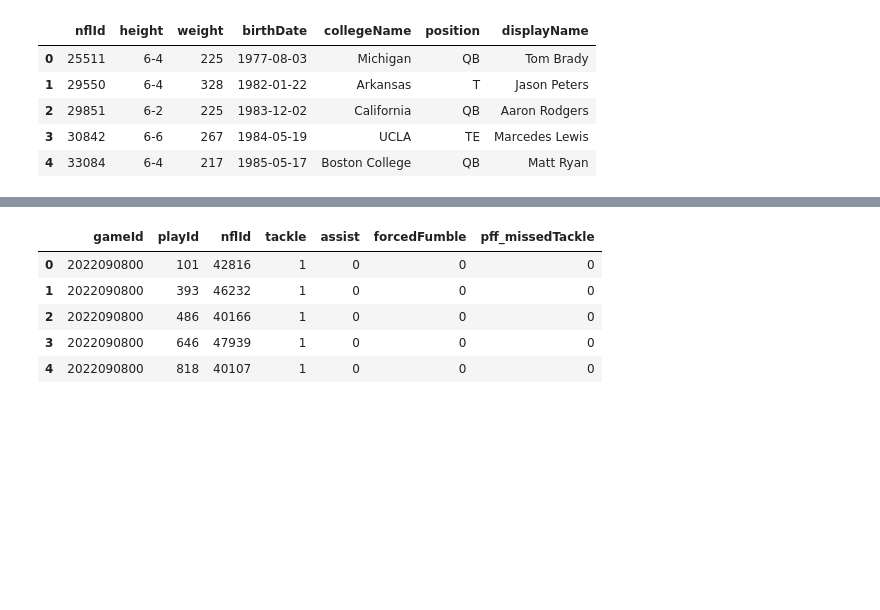
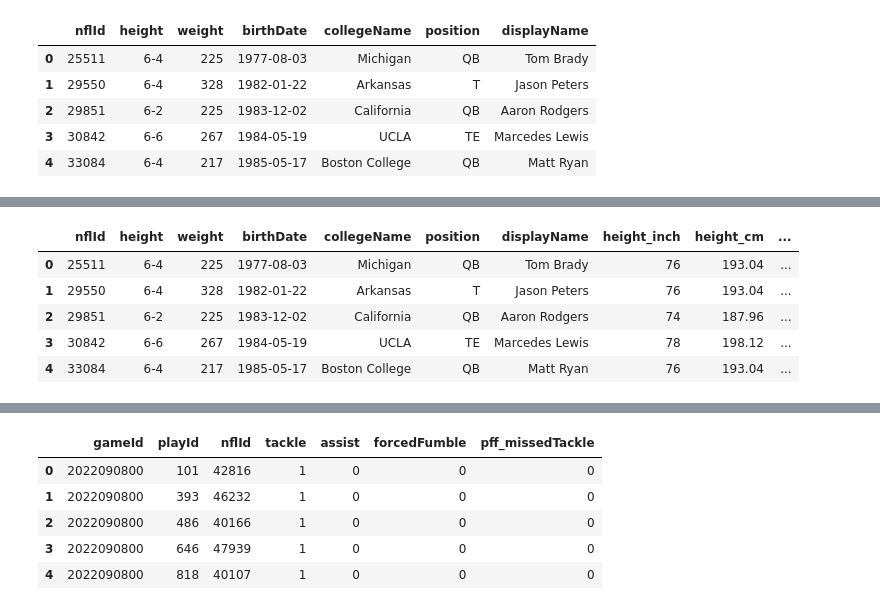
Before and after one commit to ImMaxRoss/Kaggle_NFL_bowl2024, a Jupyter notebook: eda_notebook.ipynb, the cells around one changed output, grey strips where cells are left out. Saved outputs shown, nothing was run; the diff lists cells and outputs as text; code cells hidden in the pictures; blank space fills up the shorter version.

```diff
--- a/eda_notebook.ipynb
+++ b/eda_notebook.ipynb
@@ -51,0 +142,15 @@ df_players.head()
+# %%
+df_players["height_inch"] = (df_players.height.str.split("-").str[0].astype(int) * 12) + (
+    df_players.height.str.split("-").str[1].astype(int)
+)
+df_players['height_cm'] = df_players['height_inch'] * 2.54
+df_players['weight_kg'] = df_players['weight'] / 2.205
+df_players['birthDate']= pd.to_datetime(df_players['birthDate'], format='mixed')
+df_players.head()
+# %% [output]
+|  | nflId | height | weight | birthDate | collegeName | position | displayName | height_inch | height_cm | ... |
+| 0 | 25511 | 6-4 | 225 | 1977-08-03 | Michigan | QB | Tom Brady | 76 | 193.04 | ... |
+| 1 | 29550 | 6-4 | 328 | 1982-01-22 | Arkansas | T | Jason Peters | 76 | 193.04 | ... |
+| 2 | 29851 | 6-2 | 225 | 1983-12-02 | California | QB | Aaron Rodgers | 74 | 187.96 | ... |
+| 3 | 30842 | 6-6 | 267 | 1984-05-19 | UCLA | TE | Marcedes Lewis | 78 | 198.12 | ... |
+| 4 | 33084 | 6-4 | 217 | 1985-05-17 | Boston College | QB | Matt Ryan | 76 | 193.04 | ... |
```
Also changed, not shown: parts of 37 cells of this notebook, 3 other files.
